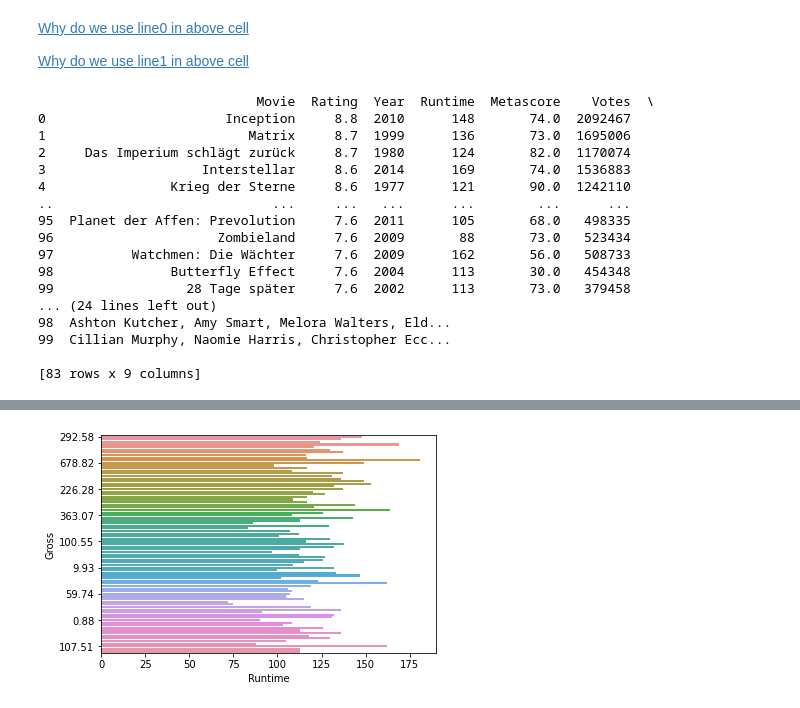
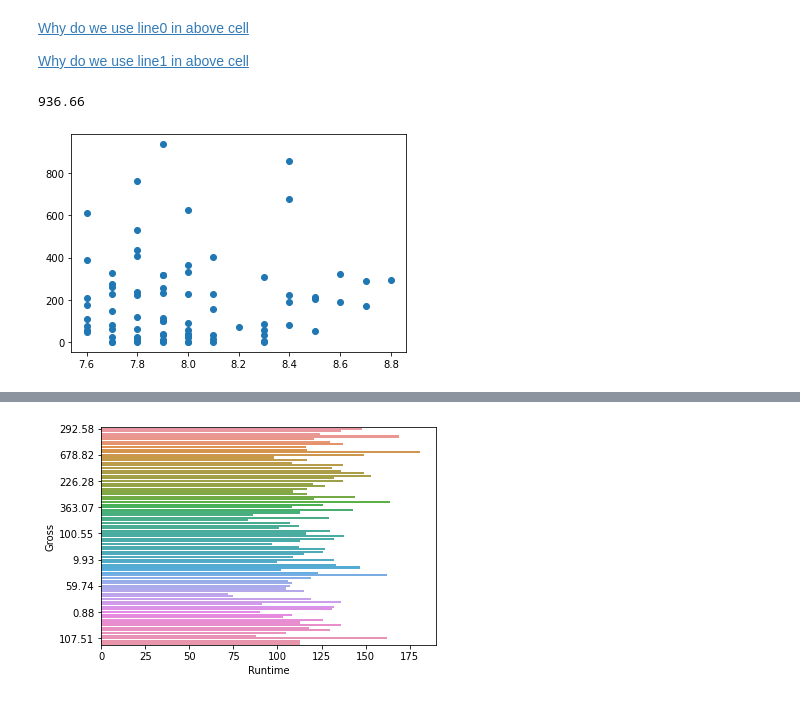
Before and after one commit to Pathi-rao/AI, a Jupyter notebook: M1_Python/d10_Movie Challenge/IMDB_plots.ipynb, the cells around one changed output, grey strips where cells are left out. Drawn from its saved outputs; the diff is of its cells as text; code cells hidden in the pictures.

Commit message:
IMDB plots and Statistics exercise

```diff
--- a/M1_Python/d10_Movie Challenge/IMDB_plots.ipynb
+++ b/M1_Python/d10_Movie Challenge/IMDB_plots.ipynb
@@ -30,30 +30,18 @@ imdb_data["Gross"] = imdb_data["Gross"].str.replace("[$M]","") #filtering the Gr
 #imdb_data["Gross"] = imdb_data["Gross"].str.replace("","nan")
 my_df =  imdb_data.dropna()           #dropped all null values
 my_df = my_df.drop(66)                #contains 0.00 gross
-print(my_df)
+#print(max(my_df.Gross))
 # %% [output]
-                            Movie  Rating  Year  Runtime  Metascore    Votes  \
-0                       Inception     8.8  2010      148       74.0  2092467
-1                          Matrix     8.7  1999      136       73.0  1695006
-2     Das Imperium schlägt zurück     8.7  1980      124       82.0  1170074
-3                    Interstellar     8.6  2014      169       74.0  1536883
-4                Krieg der Sterne     8.6  1977      121       90.0  1242110
-..                            ...     ...   ...      ...        ...      ...
-95  Planet der Affen: Prevolution     7.6  2011      105       68.0   498335
-96                     Zombieland     7.6  2009       88       73.0   523434
-97          Watchmen: Die Wächter     7.6  2009      162       56.0   508733
-98               Butterfly Effect     7.6  2004      113       30.0   454348
-99                 28 Tage später     7.6  2002      113       73.0   379458
-... (24 lines left out)
-98  Ashton Kutcher, Amy Smart, Melora Walters, Eld...
-99  Cillian Murphy, Naomie Harris, Christopher Ecc...
-
-[83 rows x 9 columns]
+936.66
 # %%
-#my_df.Rating = my_df.Rating.astype(str)
-#my_df.sort_values('Gross',ascending= True, inplace = True)
-
+my_df.Rating = my_df.Rating.astype(float)
+my_df.Gross = my_df.Gross.astype(float)
+my_df.sort_values('Gross',ascending= True, inplace = True)
+x = my_df.Rating
+y = my_df.Gross
 # plot
-#ax= plt.scatter(x= 'Rating',y='Gross', data=my_df) #Y axis is not ascending
+ax = plt.scatter(x,y)
+# %% [output]
+[figure, added]
 # %%
 #
```
Also changed, not shown: parts of 1 cell of this notebook, 27 other files.
